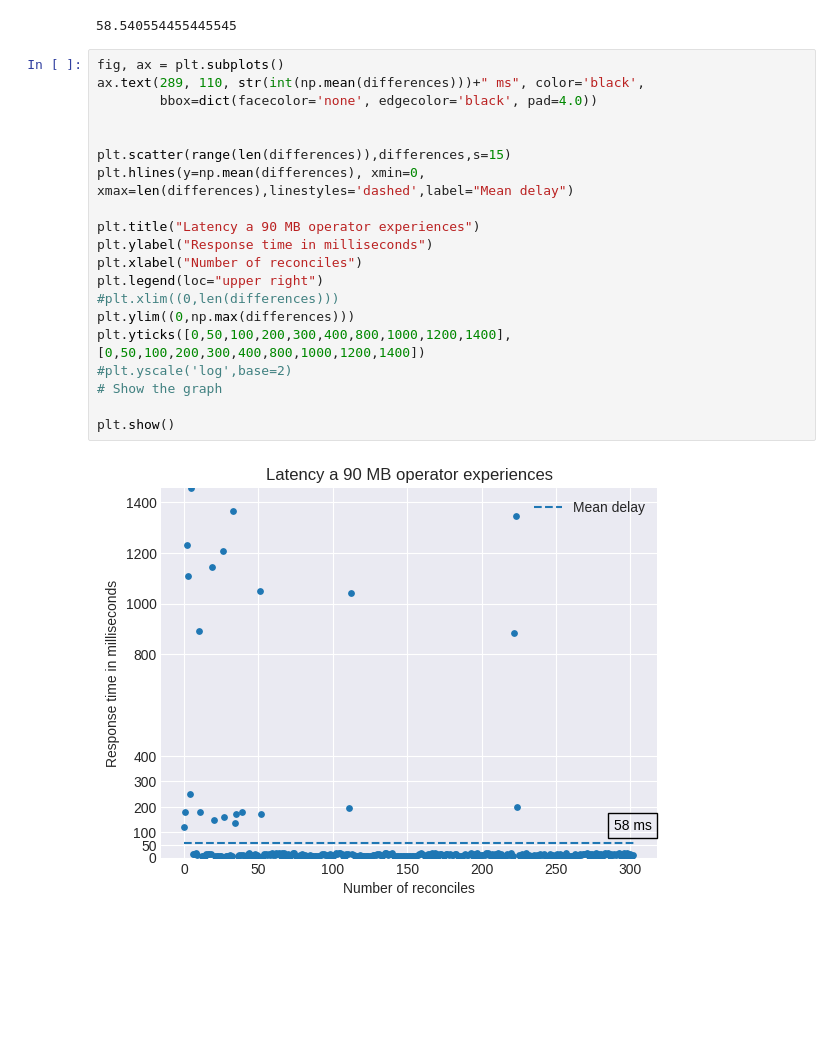
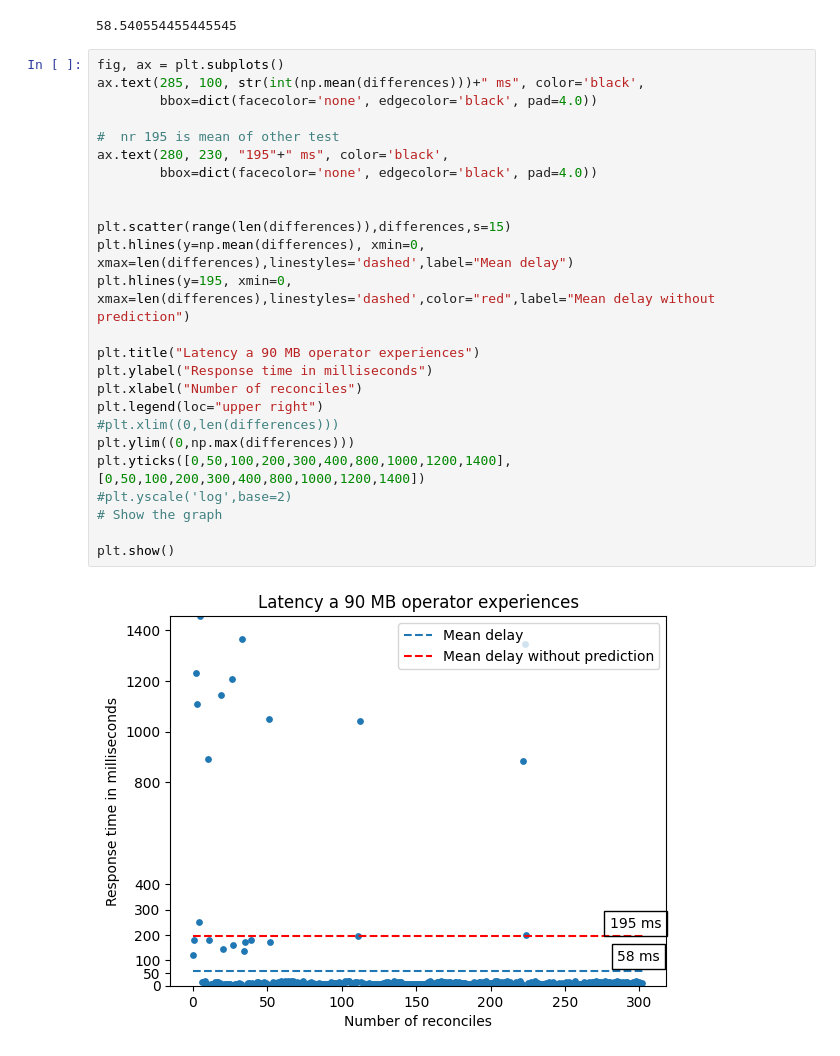
Before and after one commit to idlab-discover/wasm-operator, a Jupyter notebook: prediction/models/experiments.ipynb, the cells around one changed output. Saved outputs shown, nothing was run; the diff lists cells and outputs as text; blank space fills up the shorter version.

```diff
--- a/prediction/models/experiments.ipynb
+++ b/prediction/models/experiments.ipynb
@@ -313,23 +313,28 @@ np.mean(differences)
 58.540554455445545
 # %%
 fig, ax = plt.subplots()
-ax.text(289, 110, str(int(np.mean(differences)))+" ms", color='black',
+ax.text(285, 100, str(int(np.mean(differences)))+" ms", color='black',
+        bbox=dict(facecolor='none', edgecolor='black', pad=4.0))
+
+#  nr 195 is mean of other test
+ax.text(280, 230, "195"+" ms", color='black',
         bbox=dict(facecolor='none', edgecolor='black', pad=4.0))
 
 
 plt.scatter(range(len(differences)),differences,s=15)
 plt.hlines(y=np.mean(differences), xmin=0, xmax=len(differences),linestyles='dashed',label="Mean delay")
+plt.hlines(y=195, xmin=0, xmax=len(differences),linestyles='dashed',color="red",label="Mean delay without prediction")
 
 plt.title("Latency a 90 MB operator experiences")
 plt.ylabel("Response time in milliseconds")
 plt.xlabel("Number of reconciles")
 plt.legend(loc="upper right")
 #plt.xlim((0,len(differences)))
 plt.ylim((0,np.max(differences)))
 plt.yticks([0,50,100,200,300,400,800,1000,1200,1400],[0,50,100,200,300,400,800,1000,1200,1400])
 #plt.yscale('log',base=2)
 # Show the graph
 
 plt.show()
 # %% [output]
-[figure, old version]
+[figure, new version]
```
Also changed, not shown: parts of 1 cell of this notebook, 36 other files.
